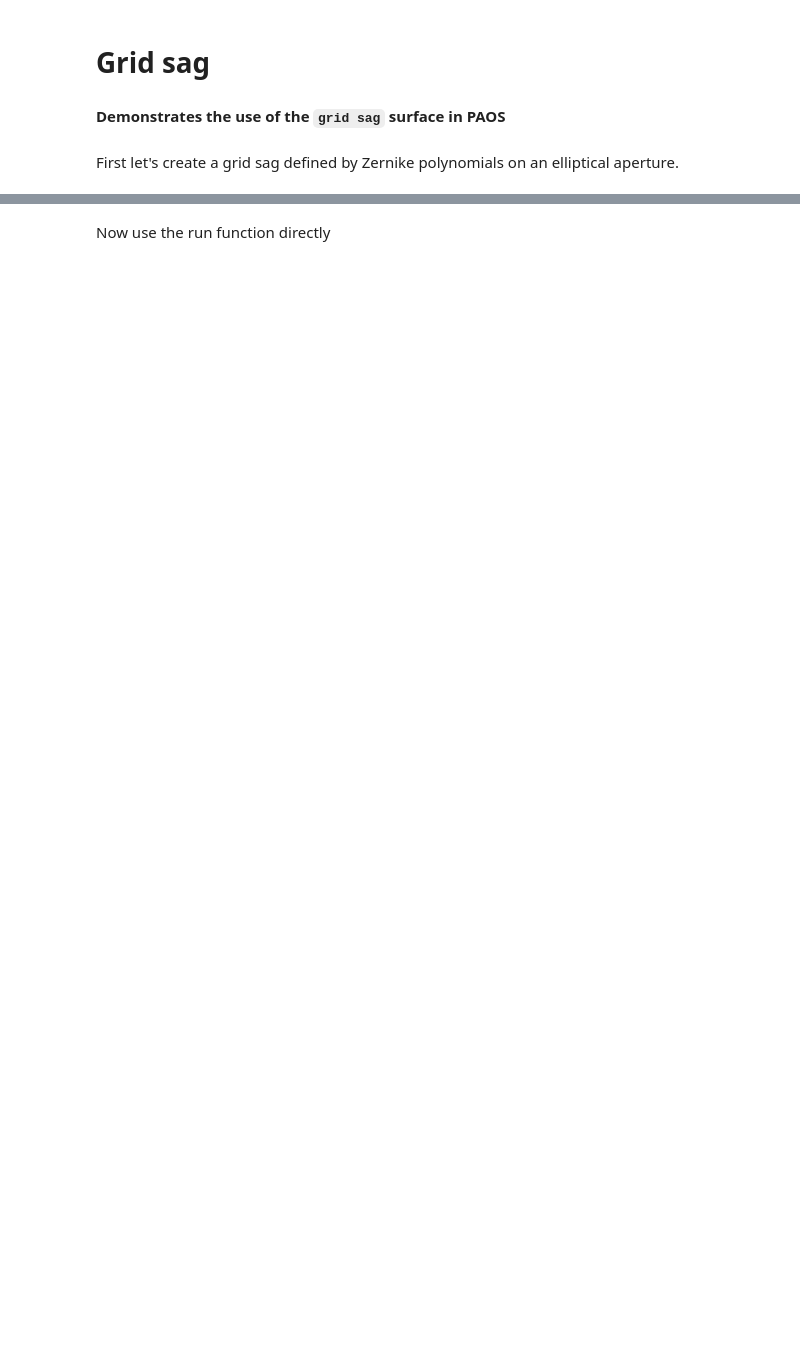
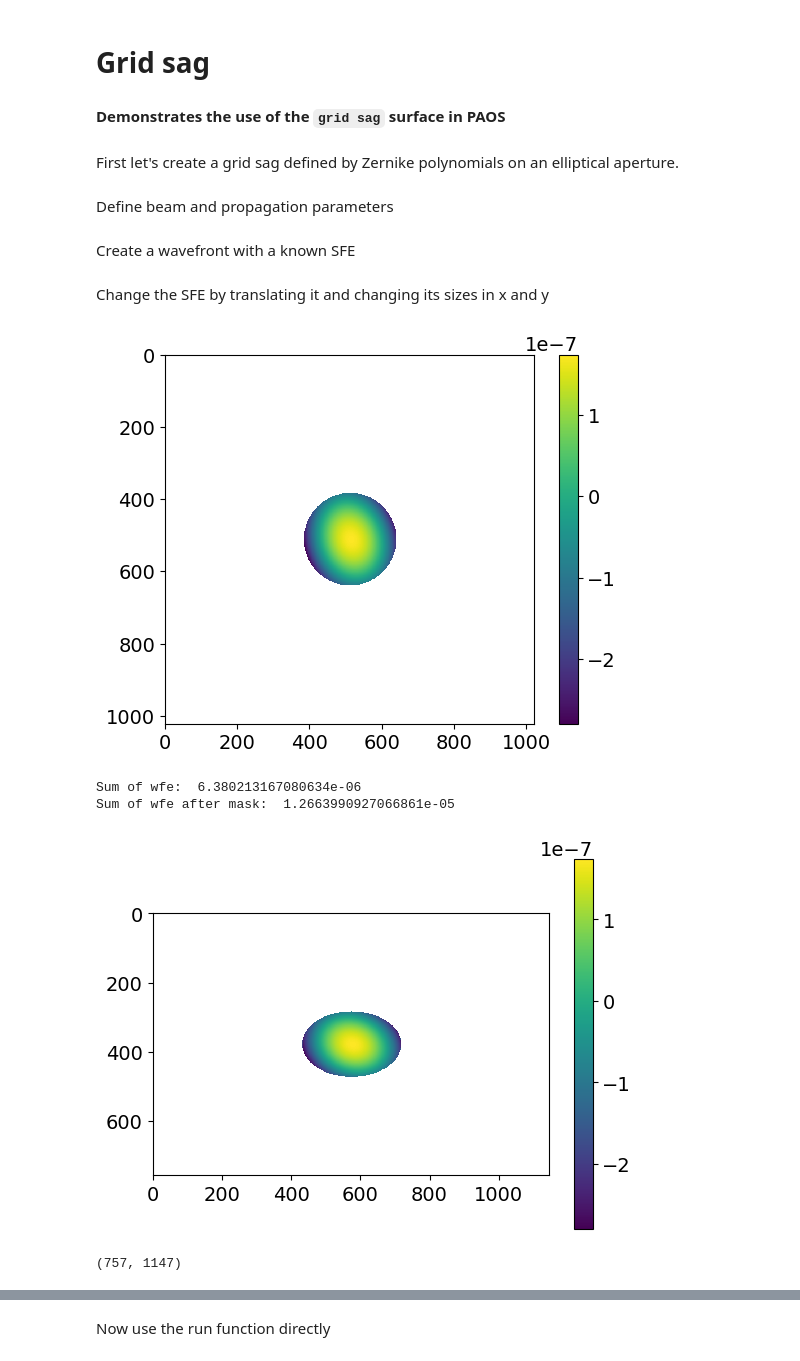
Before and after one commit to arielmission-space/PAOS, a Jupyter notebook: notebook/GridSag.ipynb, the cells around one changed output, grey strips where cells are left out. Saved outputs shown, nothing was run; the diff lists cells and outputs as text; code cells hidden in the pictures; blank space fills up the shorter version.

```diff
--- a/notebook/GridSag.ipynb
+++ b/notebook/GridSag.ipynb
@@ -13,0 +16,2 @@ from paos.core.plot import simple_plot
+# %% [markdown]
+Define beam and propagation parameters
@@ -14 +29,3 @@ from paos.core.plot import simple_plot
+# %% [markdown]
+Create a wavefront with a known SFE
 # %%
@@ -87,6 +74,78 @@ wfo.propagate(dz=dz)
 retval1[1] = push_results(wfo)
 retval1[1]["aperture"] = None
 retval1[1]["ABCDt"] = lambda: None
+# %% [markdown]
+Change the SFE by translating it and changing its sizes in x and y
+# %%
+# change the WFE sampling when saving
+scale_x = 1.11977
+scale_y = 0.73901
+
+plt.figure()
+plt.imshow(wfe, interpolation="none")
+plt.colorbar()
+plt.show()
+
+mask = rescale(
+    wfe.mask.astype(float),
+    scale=(scale_y, scale_x),
+    anti_aliasing=(
+        scale_x < 1.0 or scale_y < 1.0
+    ),  # anti_aliasing is required for downsampling
+    order=3,
+)
+
+# plt.figure()
+# plt.imshow(mask, interpolation="none")
+# plt.colorbar()
+# plt.show()
+
+mask = mask > 0.5
+
+wfe = rescale(
+    wfe,
+    scale=(scale_y, scale_x),
+    anti_aliasing=(
+        scale_x < 1.0 or scale_y < 1.0
+    ),  # anti_aliasing is required for downsampling
+    order=3,
+)
+
+wfe1 = wfe.copy()
+print("Sum of wfe: ", np.sum(wfe1))
+
+wfe = np.ma.MaskedArray(wfe, mask=mask)
+print("Sum of wfe after mask: ", np.sum(wfe))
+
+plt.figure()
+plt.imshow(wfe, interpolation="none")
+plt.colorbar()
+plt.show()
+
+
+# roll the WFE by n pixels on both axes
+shift = (-101, 79)  # (yshift, xshift)
+# shift = (0, 0)  # (yshift, xshift)
+wfe = np.roll(wfe, shift, axis=(1, 0))
+
+out_dict = {
+    "data": wfe,#.filled(np.nan),
+    "nx": wfo_shape[1],
+    "ny": wfo_shape[0],
+    "delx": wfo_dx / scale_x,
+    "dely": wfo_dy / scale_y,
+    "xdec": shift[1],
+    "ydec": shift[0],
+}
+np.save("sag.npy", out_dict)
+
+print(wfe.shape)
+# %% [output]
+[figure, added]
+Sum of wfe:  6.380213167080634e-06
+Sum of wfe after mask:  1.2663990927066861e-05
+[figure, added]
+(757, 1147)
 # %%
 fig, (ax0, ax1) = plt.subplots(nrows=1, ncols=2, figsize=(18, 6))
 
```
Also changed, not shown: parts of 14 cells of this notebook, 3 other files.
